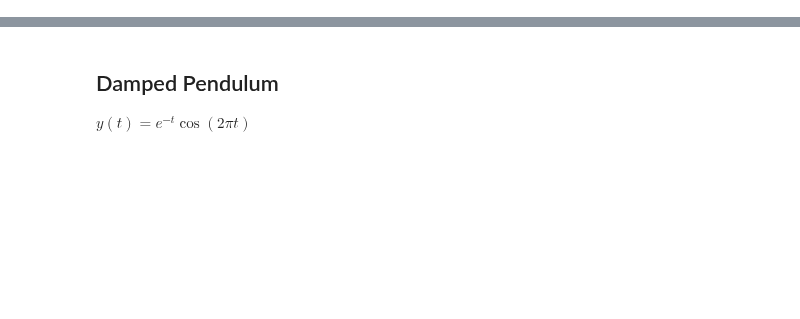
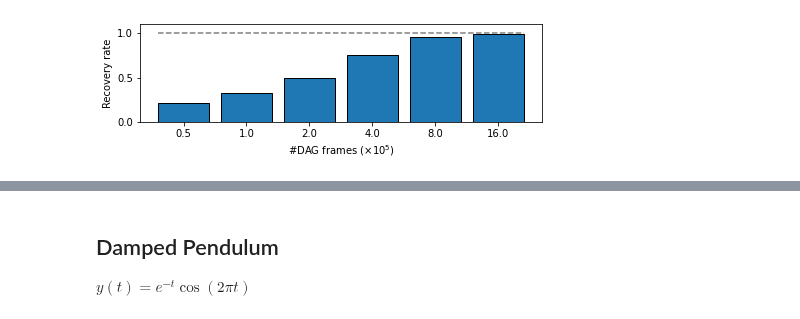
Before and after one commit to kahlmeyer94/DAG_search, a Jupyter notebook: visualization.ipynb, the cells around one changed output, grey strips where cells are left out. Saved outputs shown, nothing was run; the diff lists cells and outputs as text; code cells hidden in the pictures; blank space fills up the shorter version.

```diff
--- a/visualization.ipynb
+++ b/visualization.ipynb
@@ -107,0 +187,7 @@ np.mean((pred - y)**2)
+# %%
+ds_name = 'Nguyen'
+problem_name = 'Nguyen-6'
+
+load_path = f'results/{ds_name}/{problem_name}_dagframes.p'
+with open(load_path, 'rb') as handle:
+    res_dict = pickle.load(handle)
@@ -107,0 +198,28 @@ np.mean((pred - y)**2)
+# %%
+orders = sorted(list(res_dict.keys()))
+avgs = []
+lowers = []
+uppers = []
+for o in orders:
+    avg, lower, upper = dag_search.utils.mean_confidence_interval(res_dict[o])
+    avgs.append(avg)
+    lowers.append(lower)
+    uppers.append(upper)
+#plt.fill_between(range(len(avgs)), lowers, uppers, color = 'tab:blue', alpha = 0.5)
+fs = 1.2
+fig = plt.figure(figsize = (len(avgs)*fs, 1.5*fs))
+plt.bar(range(len(avgs)), avgs, edgecolor='black') # barplot
+plt.xlabel('#DAG frames ' + r'$(\times 10^5)$')
+plt.ylabel('Recovery rate')
+
+round_orders = [o/int(10**5) for o in orders]
+plt.xticks(range(len(avgs)), round_orders)
+plt.ylim(0.0, 1.1)
+
+# plot dotted line
+tmp = [p.get_width() for p in plt.gca().patches]
+plt.plot([0-tmp[0]/2, len(avgs)-1 + tmp[-1]/2], [1, 1], color = 'gray', linestyle = '--')
+
+plt.savefig(f'results/figures/dagframes_{problem_name}.pdf', bbox_inches = 'tight')
+# %% [output]
+[figure, added]
```
Also changed, not shown: parts of 81 cells of this notebook.
